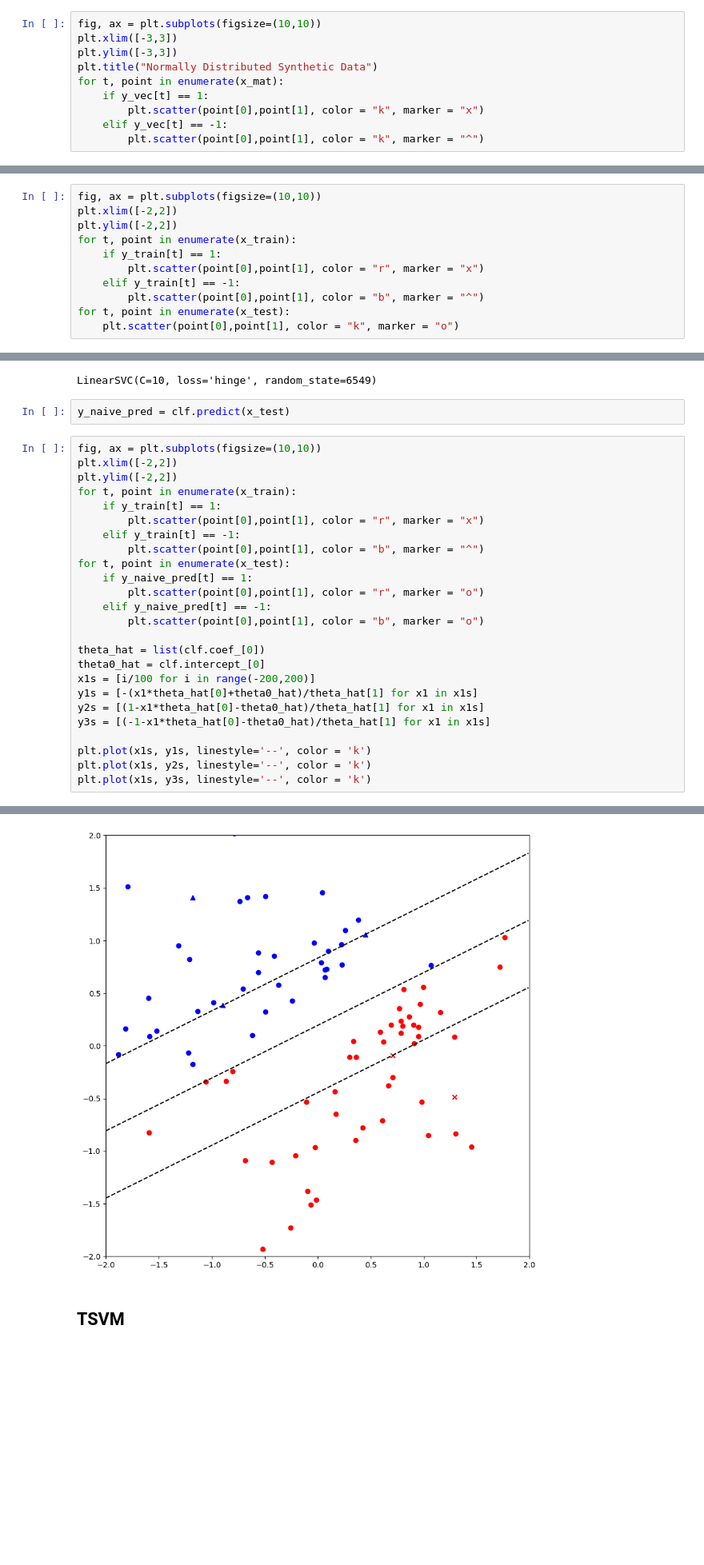
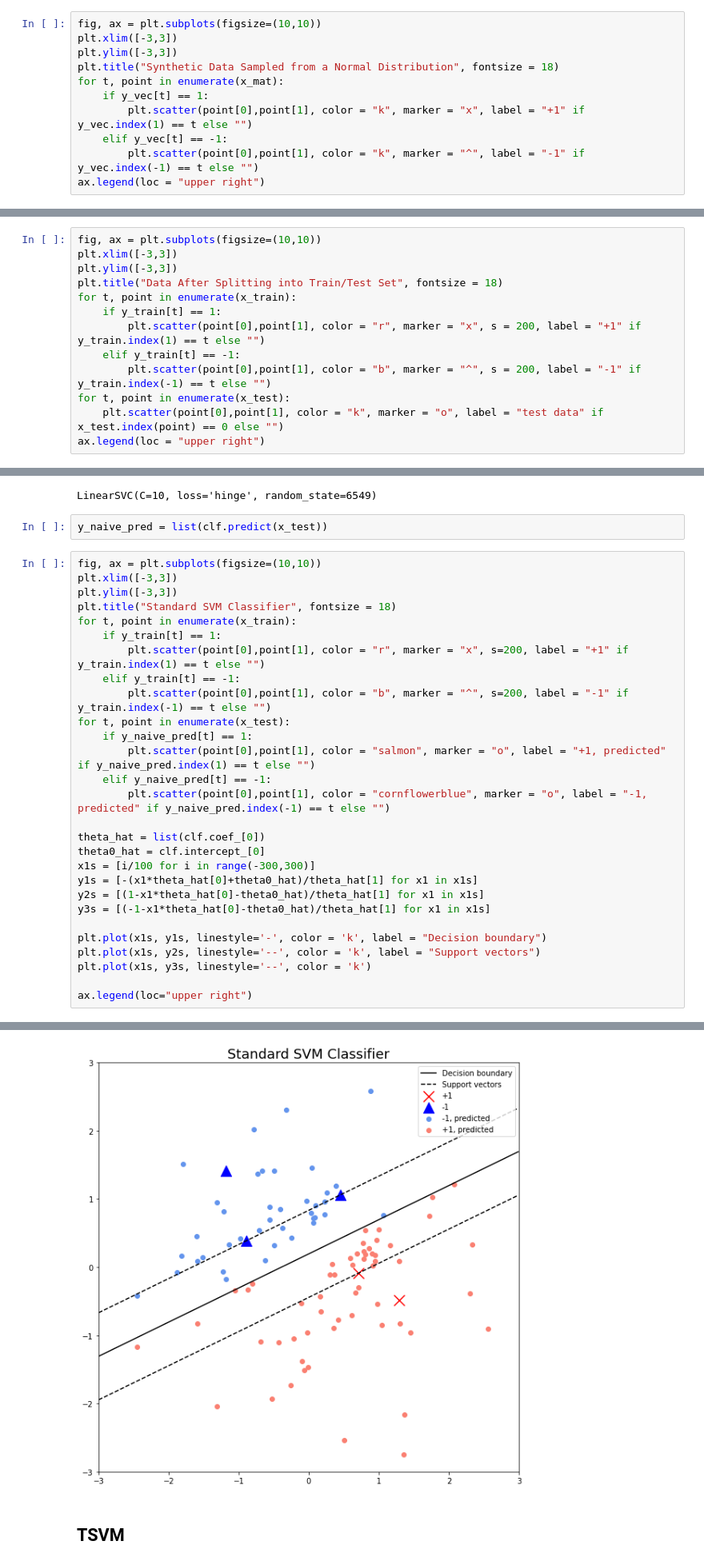
Before and after one commit to pikasean/ma4270, a Jupyter notebook: notebooks/TSVM.ipynb, the cells around one changed output, grey strips where cells are left out. Shown at 80% size. Saved outputs shown, nothing was run; the diff lists cells and outputs as text; blank space fills up the shorter version.

Commit message:
Update graphs

```diff
--- a/notebooks/TSVM.ipynb
+++ b/notebooks/TSVM.ipynb
@@ -43,10 +43,11 @@ if separable == 0:
 fig, ax = plt.subplots(figsize=(10,10))
 plt.xlim([-3,3])
 plt.ylim([-3,3])
-plt.title("Normally Distributed Synthetic Data")
+plt.title("Synthetic Data Sampled from a Normal Distribution", fontsize = 18)
 for t, point in enumerate(x_mat):
     if y_vec[t] == 1:
-        plt.scatter(point[0],point[1], color = "k", marker = "x")
+        plt.scatter(point[0],point[1], color = "k", marker = "x", label = "+1" if y_vec.index(1) == t else "")
     elif y_vec[t] == -1:
-        plt.scatter(point[0],point[1], color = "k", marker = "^")
+        plt.scatter(point[0],point[1], color = "k", marker = "^", label = "-1" if y_vec.index(-1) == t else "")
+ax.legend(loc = "upper right")
 # %% [output]
@@ -55,13 +57,15 @@ for t, point in enumerate(x_mat):
 x_train, x_test, y_train, y_test = train_test_split(x_mat, y_vec, test_size = 0.95, random_state = seed)
 # %%
 fig, ax = plt.subplots(figsize=(10,10))
-plt.xlim([-2,2])
-plt.ylim([-2,2])
+plt.xlim([-3,3])
+plt.ylim([-3,3])
+plt.title("Data After Splitting into Train/Test Set", fontsize = 18)
 for t, point in enumerate(x_train):
     if y_train[t] == 1:
-        plt.scatter(point[0],point[1], color = "r", marker = "x")
+        plt.scatter(point[0],point[1], color = "r", marker = "x", s = 200, label = "+1" if y_train.index(1) == t else "")
     elif y_train[t] == -1:
-        plt.scatter(point[0],point[1], color = "b", marker = "^")
+        plt.scatter(point[0],point[1], color = "b", marker = "^", s = 200, label = "-1" if y_train.index(-1) == t else "")
 for t, point in enumerate(x_test):
-    plt.scatter(point[0],point[1], color = "k", marker = "o")
+    plt.scatter(point[0],point[1], color = "k", marker = "o", label = "test data" if x_test.index(point) == 0 else "")
+ax.legend(loc = "upper right")
 # %% [output]
@@ -78,30 +83,33 @@ clf.fit(x_train, y_train)
 # %% [output]
 LinearSVC(C=10, loss='hinge', random_state=6549)
 # %%
-y_naive_pred = clf.predict(x_test)
+y_naive_pred = list(clf.predict(x_test))
 # %%
 fig, ax = plt.subplots(figsize=(10,10))
-plt.xlim([-2,2])
-plt.ylim([-2,2])
+plt.xlim([-3,3])
+plt.ylim([-3,3])
+plt.title("Standard SVM Classifier", fontsize = 18)
 for t, point in enumerate(x_train):
     if y_train[t] == 1:
-        plt.scatter(point[0],point[1], color = "r", marker = "x")
+        plt.scatter(point[0],point[1], color = "r", marker = "x", s=200, label = "+1" if y_train.index(1) == t else "")
     elif y_train[t] == -1:
-        plt.scatter(point[0],point[1], color = "b", marker = "^")
+        plt.scatter(point[0],point[1], color = "b", marker = "^", s=200, label = "-1" if y_train.index(-1) == t else "")
 for t, point in enumerate(x_test):
     if y_naive_pred[t] == 1:
-        plt.scatter(point[0],point[1], color = "r", marker = "o")
+        plt.scatter(point[0],point[1], color = "salmon", marker = "o", label = "+1, predicted" if y_naive_pred.index(1) == t else "")
     elif y_naive_pred[t] == -1:
-        plt.scatter(point[0],point[1], color = "b", marker = "o")
+        plt.scatter(point[0],point[1], color = "cornflowerblue", marker = "o", label = "-1, predicted" if y_naive_pred.index(-1) == t else "")
 
 theta_hat = list(clf.coef_[0])
 theta0_hat = clf.intercept_[0]
-x1s = [i/100 for i in range(-200,200)]
+x1s = [i/100 for i in range(-300,300)]
 y1s = [-(x1*theta_hat[0]+theta0_hat)/theta_hat[1] for x1 in x1s]
 y2s = [(1-x1*theta_hat[0]-theta0_hat)/theta_hat[1] for x1 in x1s]
 y3s = [(-1-x1*theta_hat[0]-theta0_hat)/theta_hat[1] for x1 in x1s]
 
-plt.plot(x1s, y1s, linestyle='--', color = 'k')
-plt.plot(x1s, y2s, linestyle='--', color = 'k')
+plt.plot(x1s, y1s, linestyle='-', color = 'k', label = "Decision boundary")
+plt.plot(x1s, y2s, linestyle='--', color = 'k', label = "Support vectors")
 plt.plot(x1s, y3s, linestyle='--', color = 'k')
+
+ax.legend(loc="upper right")
 # %% [output]
@@ -109,4 +117,4 @@ plt.plot(x1s, y3s, linestyle='--', color = 'k')
-[figure, old version]
+[figure, new version]
 # %% [markdown]
 ## TSVM
 # %%
```
Also changed, not shown: parts of 4 cells of this notebook.
